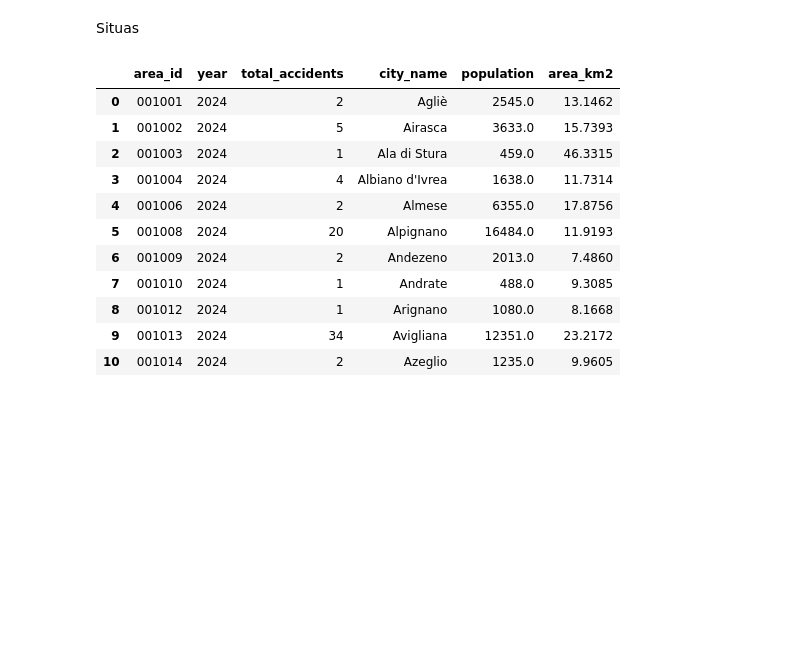
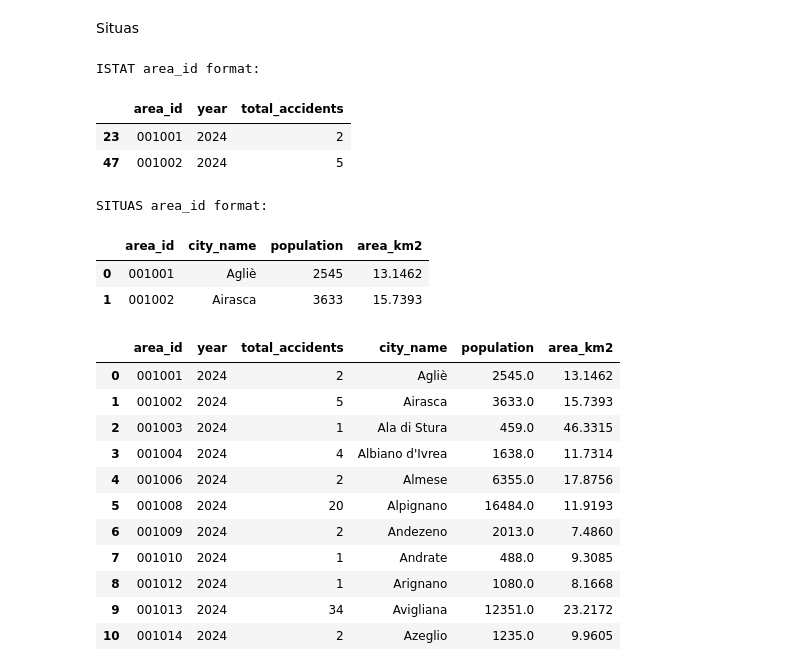
Before and after one commit to francesco-mauro/capston_project_final, a Jupyter notebook: main.ipynb, the cells around one changed output. Cells and saved outputs as stored; diff of their text form; code cells hidden in the pictures; blank space fills up the shorter version.

```diff
--- a/main.ipynb
+++ b/main.ipynb
@@ -122,48 +122,66 @@ Situas
 #I'm focusing on the latest years
 latest_year = int(istat_yearly["year"].max())
 latest_istat = istat_yearly[istat_yearly["year"] == latest_year].copy()
+
 
 #Situas
 situas_path = project_folder_raw / "situas_territorio.csv"
 situas = pd.read_csv(
     situas_path,
     sep=";",
     decimal=",",
     thousands=".",
     dtype={"Codice Comune (alfanumerico)": str}
 )
 
 situas.columns = situas.columns.str.strip().str.upper()
 
 # columns I'm focussing on
 cols_to_keep = {
     "CODICE COMUNE (ALFANUMERICO)": "area_id",
     "COMUNE": "city_name",
     "POPOLAZIONE RESIDENTE": "population",
     "SUPERFICIE (KMQ)": "area_km2"
 }
 
 # renaming using cols_to_keep
 situas = situas.rename(columns=cols_to_keep)
 
 situas = situas[["area_id", "city_name", "population", "area_km2"]]
 
+
+# Guarda l'aspetto della colonna chiave nel primo dataset
+print("ISTAT area_id format:")
+display(latest_istat.head(2))
+
+# Guarda l'aspetto della colonna chiave nel secondo dataset
+print("SITUAS area_id format:")
+display(situas.head(2))
+
 # Merge
 enriched = latest_istat.merge(situas, on="area_id", how="left")
 enriched.to_csv(project_folder_clean / "enriched_latest_simple.csv", index=False)
 
 # check
 display(enriched.head(11))
 # %% [output]
+ISTAT area_id format:
-|  | area_id | year | total_accidents | city_name | population | area_km2 |
-| 0 | 001001 | 2024 | 2 | Agliè | 2545.0 | 13.1462 |
-| 1 | 001002 | 2024 | 5 | Airasca | 3633.0 | 15.7393 |
-| 2 | 001003 | 2024 | 1 | Ala di Stura | 459.0 | 46.3315 |
-| 3 | 001004 | 2024 | 4 | Albiano d'Ivrea | 1638.0 | 11.7314 |
-| 4 | 001006 | 2024 | 2 | Almese | 6355.0 | 17.8756 |
-| 5 | 001008 | 2024 | 20 | Alpignano | 16484.0 | 11.9193 |
-| 6 | 001009 | 2024 | 2 | Andezeno | 2013.0 | 7.4860 |
-| 7 | 001010 | 2024 | 1 | Andrate | 488.0 | 9.3085 |
-| 8 | 001012 | 2024 | 1 | Arignano | 1080.0 | 8.1668 |
-| 9 | 001013 | 2024 | 34 | Avigliana | 12351.0 | 23.2172 |
-| 10 | 001014 | 2024 | 2 | Azeglio | 1235.0 | 9.9605 |
+|  | area_id | year | total_accidents |
+| 23 | 001001 | 2024 | 2 |
+| 47 | 001002 | 2024 | 5 |
+SITUAS area_id format:
+|  | area_id | city_name | population | area_km2 |
+| 0 | 001001 | Agliè | 2545 | 13.1462 |
+| 1 | 001002 | Airasca | 3633 | 15.7393 |
+|  | area_id | year | total_accidents | city_name | population | area_km2 |
+| 0 | 001001 | 2024 | 2 | Agliè | 2545.0 | 13.1462 |
+| 1 | 001002 | 2024 | 5 | Airasca | 3633.0 | 15.7393 |
+| 2 | 001003 | 2024 | 1 | Ala di Stura | 459.0 | 46.3315 |
+| 3 | 001004 | 2024 | 4 | Albiano d'Ivrea | 1638.0 | 11.7314 |
+| 4 | 001006 | 2024 | 2 | Almese | 6355.0 | 17.8756 |
+| 5 | 001008 | 2024 | 20 | Alpignano | 16484.0 | 11.9193 |
+| 6 | 001009 | 2024 | 2 | Andezeno | 2013.0 | 7.4860 |
+| 7 | 001010 | 2024 | 1 | Andrate | 488.0 | 9.3085 |
+| 8 | 001012 | 2024 | 1 | Arignano | 1080.0 | 8.1668 |
+| 9 | 001013 | 2024 | 34 | Avigliana | 12351.0 | 23.2172 |
+| 10 | 001014 | 2024 | 2 | Azeglio | 1235.0 | 9.9605 |
```
